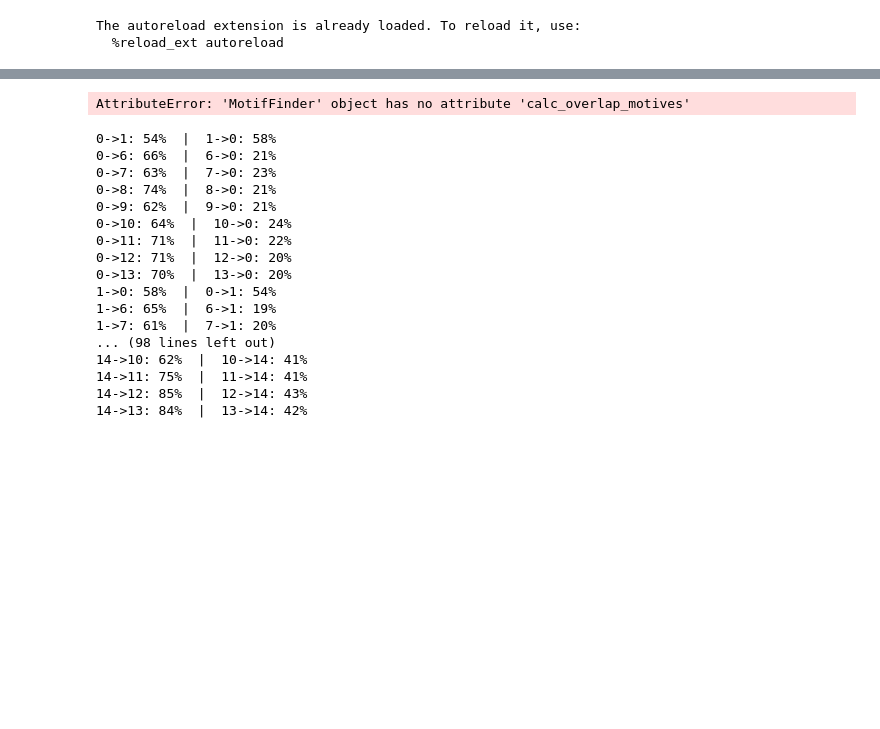
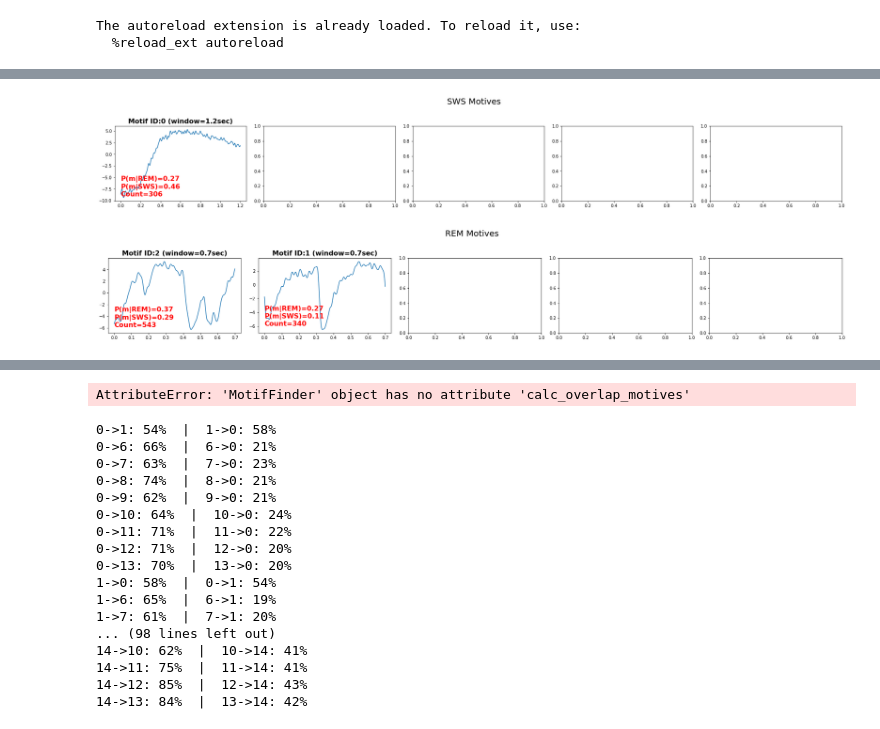
Before and after one commit to regevti/lfp_clustering, a Jupyter notebook: notebooks/pogona2.ipynb, the cells around one changed output, grey strips where cells are left out. Saved outputs shown, nothing was run; the diff lists cells and outputs as text; code cells hidden in the pictures; blank space fills up the shorter version.

```diff
--- a/notebooks/pogona2.ipynb
+++ b/notebooks/pogona2.ipynb
@@ -16,10 +20,10 @@ from detectors.motives import MotifFinder
 The autoreload extension is already loaded. To reload it, use:
   %reload_ext autoreload
 # %%
-%%time
-rootdir, channel = '/media/sil2/Data/Lizard/Pogona Data/Lizard15/12.14.2015/18-26-12_cheetah', 32 #mark
-# rootdir, channel = '/media/sil2/Data/Lizard/lorenz_data/2019-11-17_17-43-33', 31 # lorenz
-# rootdir, channel = '/media/sil2/Data/Lizard/lorenz_data/2019-10-21_18-00-39', 31  # lorenz - no claustrum
-rd = NeuralynxReader(rootdir, channel=channel)
-sc = rd.load_slow_cycles()
-print(f'Reader initialized. fs={rd.fs:.0f}Hz, duration={rd.time_vector[-1]/3600:.1f} hours')
+sources = {
+  'stella': ('/media/sil2/Data/Lizard/Stellagama/SA09_SA07/SA07_SA09_17_06_21_Trial11_Trial25_27D/Record Node 117', 17, OpenEphysReader),
+  'mark_pogona': ('/media/sil2/Data/Lizard/Pogona Data/Lizard15/12.14.2015/18-26-12_cheetah', 32, NeuralynxReader),
+  'lorenz_pogona1': ('/media/sil2/Data/Lizard/lorenz_data/2019-11-17_17-43-33', 31, NeuralynxReader),
+  'lorenz_pogona2': ('/media/sil2/Data/Lizard/lorenz_data/2020-10-31_18-01-59', 64, NeuralynxReader),
+  'lorenz_no_claustrum': ('/media/sil2/Data/Lizard/lorenz_data/2019-10-21_18-00-39', 31, NeuralynxReader)
+}
@@ -43,0 +30,6 @@ Wall time: 14.4 s
+# %%
+%%time
+rootdir, channel, reader_cls = sources['lorenz_pogona2']
+rd = reader_cls(rootdir, channel=channel)
+sc = rd.load_slow_cycles()
+print(f'Reader initialized. fs={rd.fs:.0f}Hz, duration={rd.time_vector[-1]/3600:.1f} hours, #Cycles={len(sc)}')
@@ -43,0 +40,15 @@ Wall time: 14.4 s
+# %%
+cache_dir = '/home/regev/PycharmProjects/lfp_clustering/output/motives/20220519/183526' # lorenz1 from 8 cycles
+with gzip.open(f'{cache_dir}/cache_fields.gz', 'rb') as f:
+    cache = pickle.load(f)
+
+idx = [0, 21, 23]
+motives, windows = [cache['motives'][i] for i in idx], [cache['windows'][i] for i in idx]
+mf = MotifFinder(rd, decimate_q=15, lowpass=50, filter_order=5)
+mf.motives, mf.windows = motives, windows
+# %%
+cycle_id = 100
+mf.plot_search_summary(t_start=sc.loc[cycle_id, 'on'], t_stop=sc.loc[cycle_id+8, 'off'])
+# %% [output]
+[figure, added]
+[figure, added]
```
Also changed, not shown: parts of 26 cells of this notebook, 15 other files.
